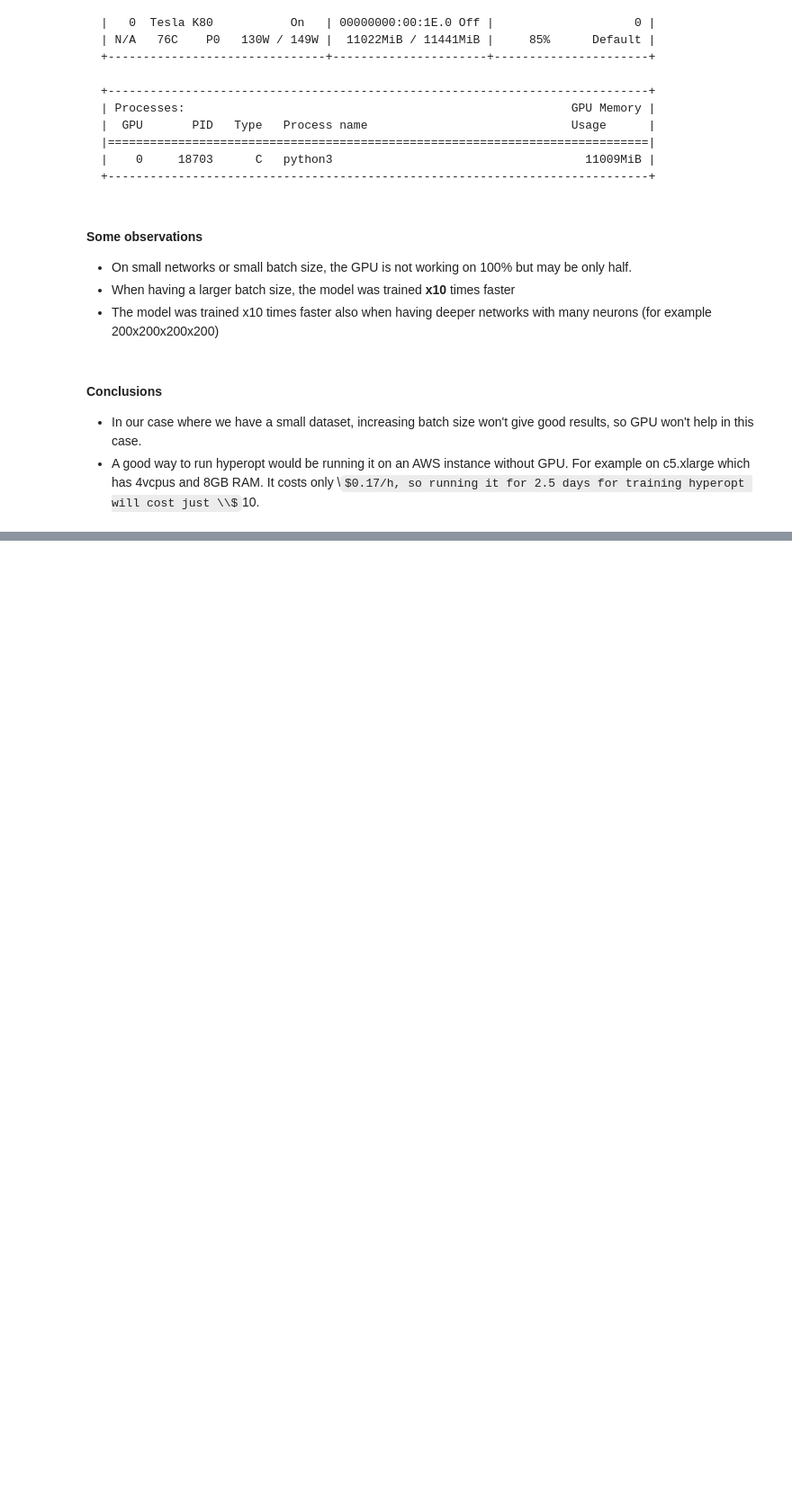
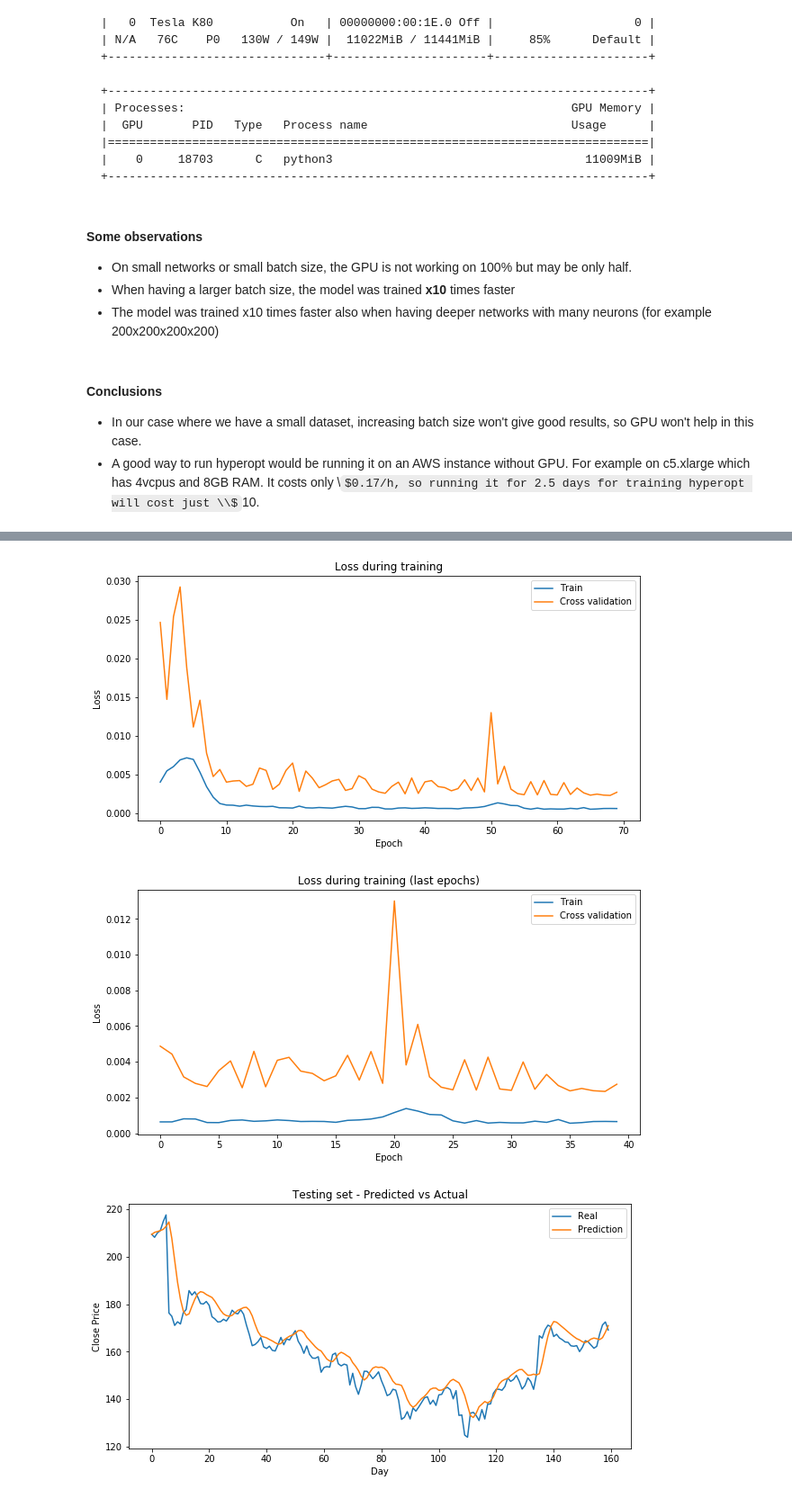
Before and after one commit to edibusl/stocks-predict, a Jupyter notebook: Stocks Prediction - Keras LSTM.ipynb, the cells around one changed output, grey strips where cells are left out. Shown at 90% size. Saved outputs shown, nothing was run; the diff lists cells and outputs as text; code cells hidden in the pictures; some formulas as TeX source; blank space fills up the shorter version.

Commit message:
Hyperopt results + Learning curve

```diff
--- a/Stocks Prediction - Keras LSTM.ipynb
+++ b/Stocks Prediction - Keras LSTM.ipynb
@@ -2719,0 +2871,21 @@ This is an example for the output:
+# %%
+configs = {
+    "general": {
+        "plot_results": False,
+        "verbose": 2,
+        "use_all_features": False,
+        "train_size": 0.8
+    },
+    "model": {
+        "batch_size": 10,
+        "look_back": 7,
+        "epochs": 70,
+        "network": {
+            "custom_optimizer": False,
+            "regularization_factor": 1.9157835287910162e-05,
+            "dropout_val": 0.06237776459621566,
+            "lstm_neurons": [100, 100]
+        }
+    }
+}
+res_best_config = run_single_configuration(configs)
@@ -2719,0 +2910,6 @@ This is an example for the output:
+# %%
+plot_prediction_results(res_best_config, plot_predicted_vs_actual=True, plot_loss_last=True)
+# %% [output]
+[figure, added]
+[figure, added]
+[figure, added]
```
Also changed, not shown: parts of 16 cells of this notebook, 1 other file.
